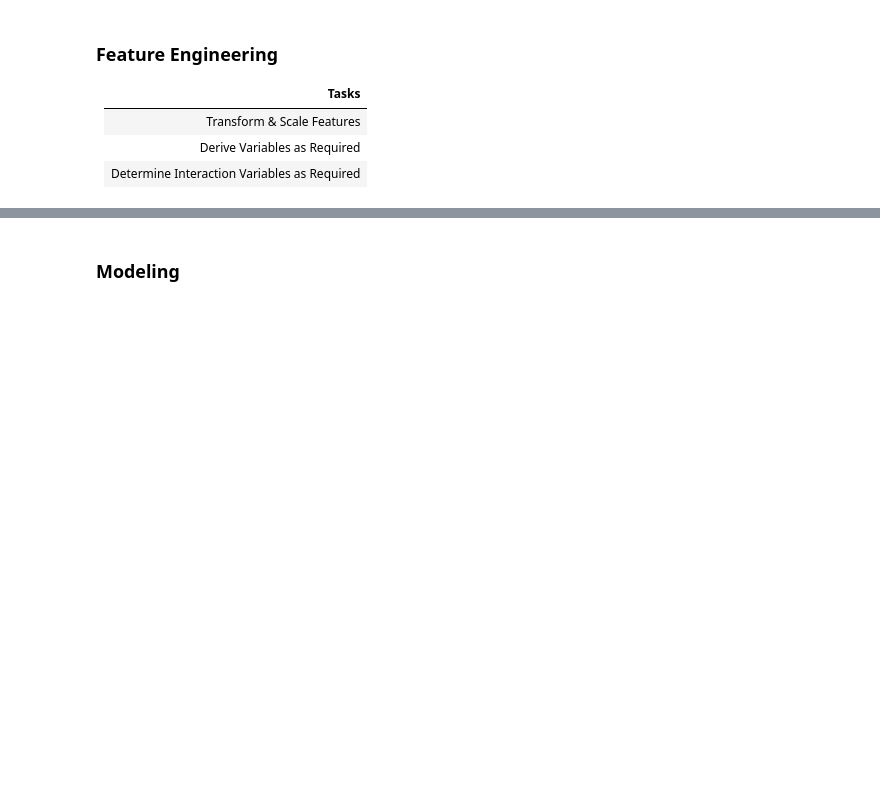
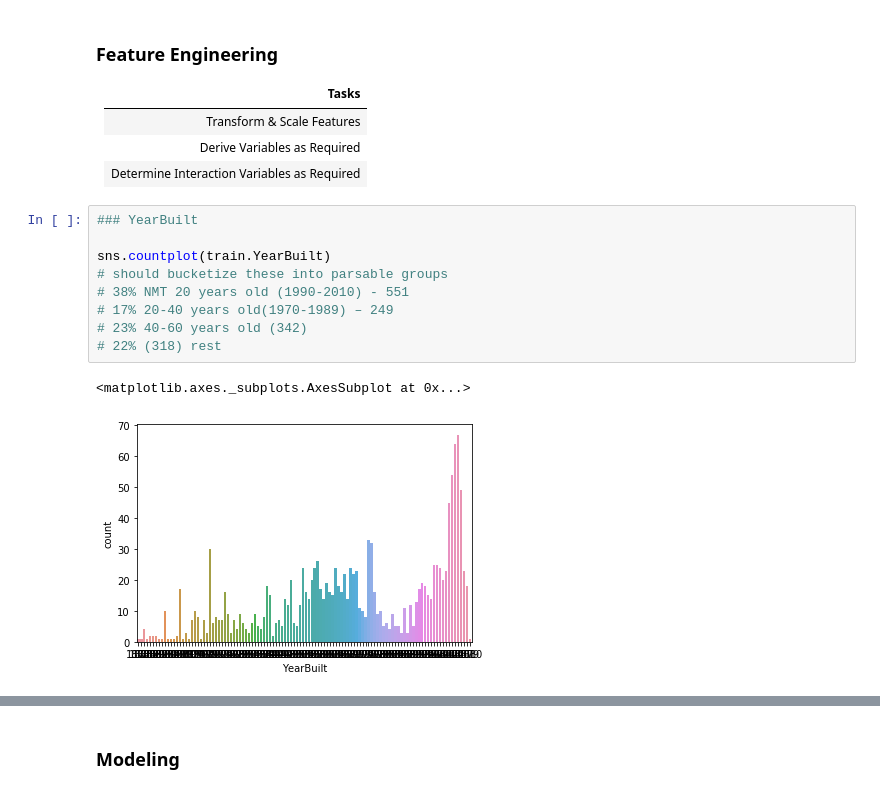
Before and after one commit to ericlundy87/House-Prices-Advanced-Regression-Techniques, a Jupyter notebook: p4_cheney.ipynb, the cells around one changed output, grey strips where cells are left out. Drawn from its saved outputs; the diff is of its cells as text; blank space fills up the shorter version.

```diff
--- a/p4_cheney.ipynb
+++ b/p4_cheney.ipynb
@@ -236,3 +268,15 @@ Non-numerical parameter evaluation
 | Transform & Scale Features |
 | Derive Variables as Required |
 | Determine Interaction Variables as Required |
+# %%
+### YearBuilt
+
+sns.countplot(train.YearBuilt)
+# should bucketize these into parsable groups
+# 38% NMT 20 years old (1990-2010) - 551
+# 17% 20-40 years old(1970-1989) – 249
+# 23% 40-60 years old (342)
+# 22% (318) rest
+# %% [output]
+<matplotlib.axes._subplots.AxesSubplot at 0x...>
+[figure, added]
```
Also changed, not shown: parts of 32 cells of this notebook, 1 other file.
